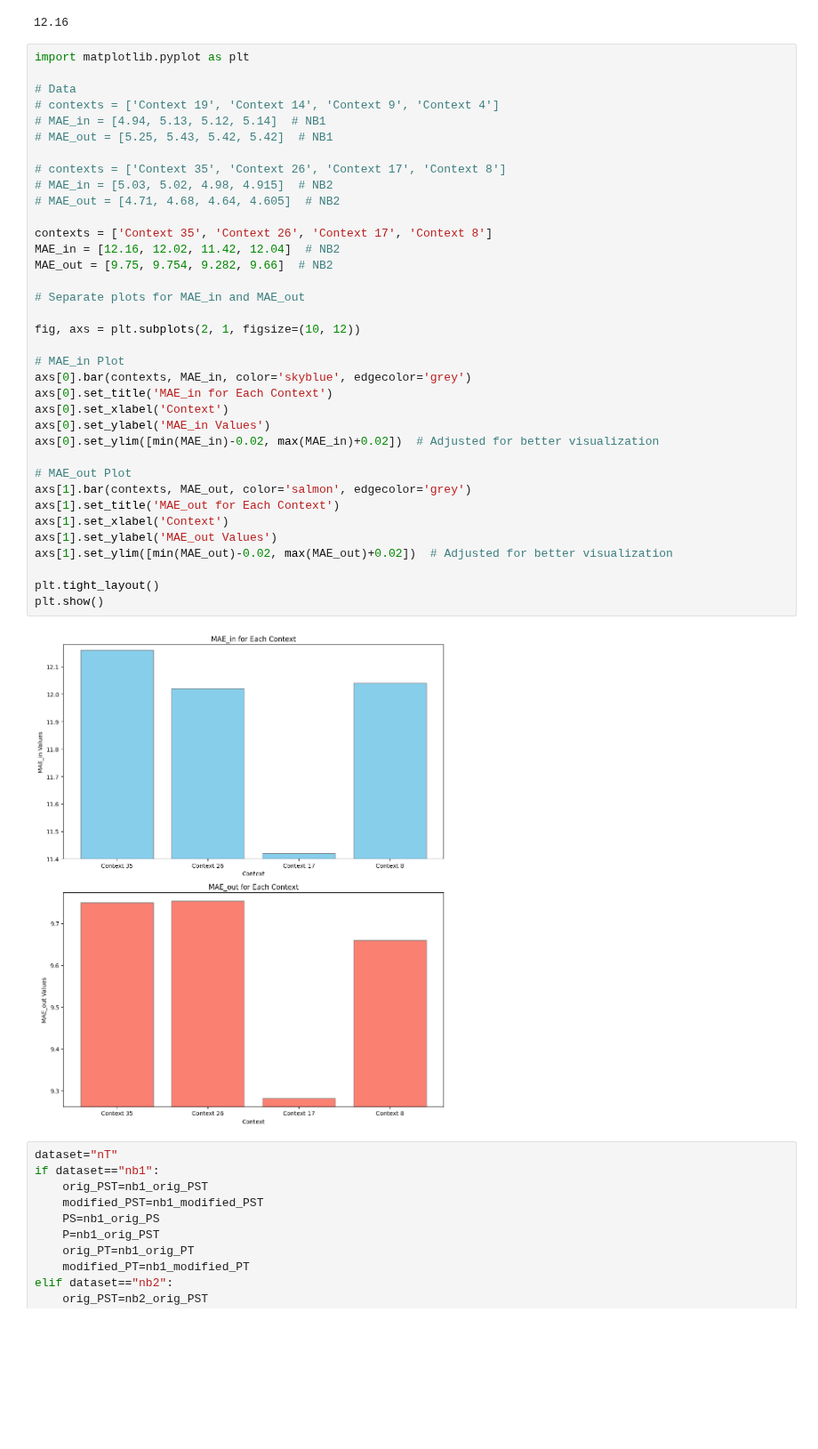
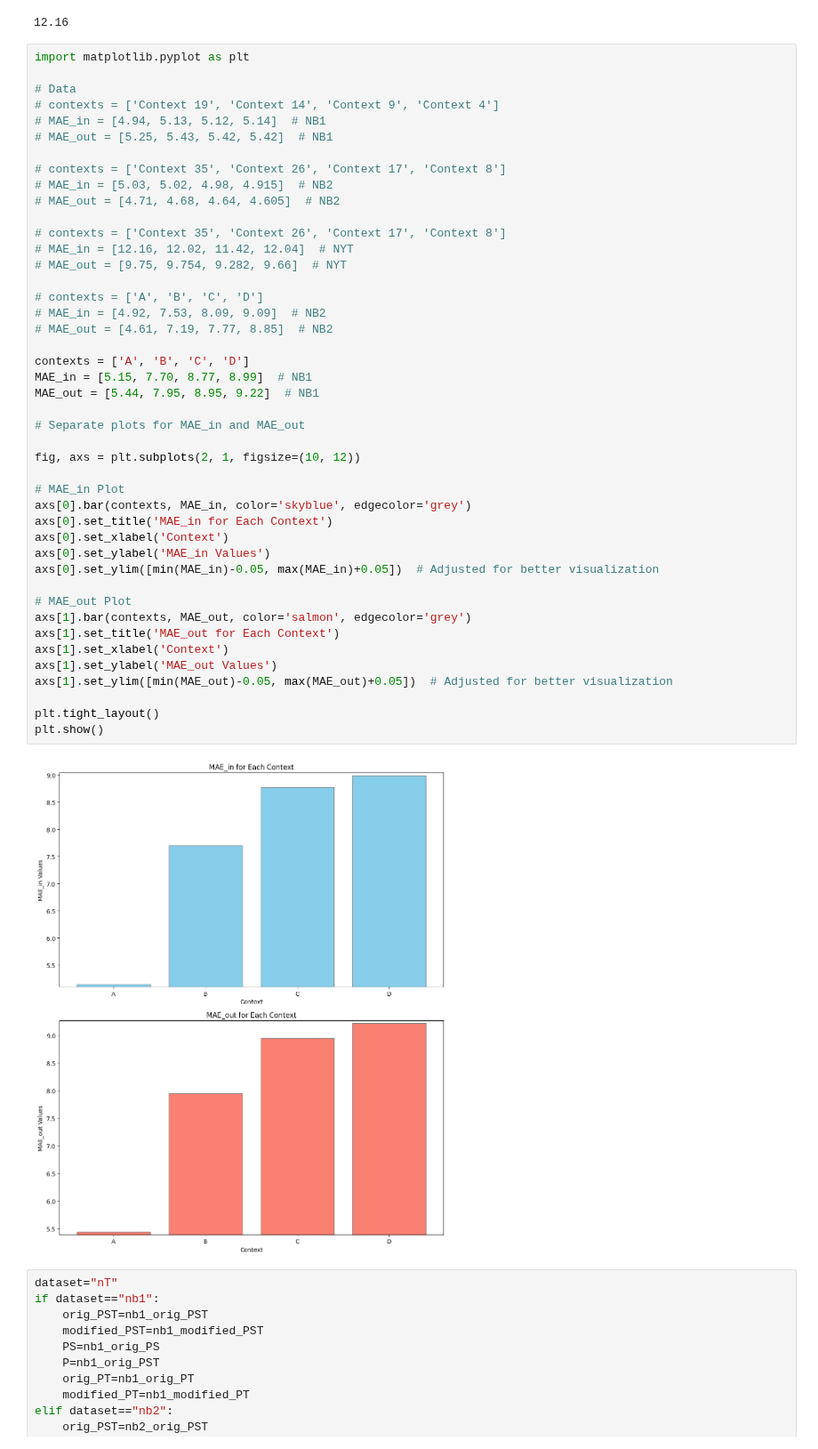
Before and after one commit to omerAJ/Hyb-STEX, a Jupyter notebook: plotting.ipynb, the cells around one changed output. Shown at 89% size. Saved outputs shown, nothing was run; the diff lists cells and outputs as text; blank space fills up the shorter version.

```diff
--- a/plotting.ipynb
+++ b/plotting.ipynb
@@ -35,39 +35,47 @@ import matplotlib.pyplot as plt
 
 # Data
 # contexts = ['Context 19', 'Context 14', 'Context 9', 'Context 4']
 # MAE_in = [4.94, 5.13, 5.12, 5.14]  # NB1
 # MAE_out = [5.25, 5.43, 5.42, 5.42]  # NB1
 
 # contexts = ['Context 35', 'Context 26', 'Context 17', 'Context 8']
 # MAE_in = [5.03, 5.02, 4.98, 4.915]  # NB2
 # MAE_out = [4.71, 4.68, 4.64, 4.605]  # NB2
 
-contexts = ['Context 35', 'Context 26', 'Context 17', 'Context 8']
-MAE_in = [12.16, 12.02, 11.42, 12.04]  # NB2
-MAE_out = [9.75, 9.754, 9.282, 9.66]  # NB2
+# contexts = ['Context 35', 'Context 26', 'Context 17', 'Context 8']
+# MAE_in = [12.16, 12.02, 11.42, 12.04]  # NYT
+# MAE_out = [9.75, 9.754, 9.282, 9.66]  # NYT
+
+# contexts = ['A', 'B', 'C', 'D']
+# MAE_in = [4.92, 7.53, 8.09, 9.09]  # NB2
+# MAE_out = [4.61, 7.19, 7.77, 8.85]  # NB2
+
+contexts = ['A', 'B', 'C', 'D']
+MAE_in = [5.15, 7.70, 8.77, 8.99]  # NB1
+MAE_out = [5.44, 7.95, 8.95, 9.22]  # NB1
 
 # Separate plots for MAE_in and MAE_out
 
 fig, axs = plt.subplots(2, 1, figsize=(10, 12))
 
 # MAE_in Plot
 axs[0].bar(contexts, MAE_in, color='skyblue', edgecolor='grey')
 axs[0].set_title('MAE_in for Each Context')
 axs[0].set_xlabel('Context')
 axs[0].set_ylabel('MAE_in Values')
-axs[0].set_ylim([min(MAE_in)-0.02, max(MAE_in)+0.02])  # Adjusted for better visualization
+axs[0].set_ylim([min(MAE_in)-0.05, max(MAE_in)+0.05])  # Adjusted for better visualization
 
 # MAE_out Plot
 axs[1].bar(contexts, MAE_out, color='salmon', edgecolor='grey')
 axs[1].set_title('MAE_out for Each Context')
 axs[1].set_xlabel('Context')
 axs[1].set_ylabel('MAE_out Values')
-axs[1].set_ylim([min(MAE_out)-0.02, max(MAE_out)+0.02])  # Adjusted for better visualization
+axs[1].set_ylim([min(MAE_out)-0.05, max(MAE_out)+0.05])  # Adjusted for better visualization
 
 plt.tight_layout()
 plt.show()
 # %% [output]
-[figure, old version]
+[figure, new version]
 # %%
 dataset="nT"
 if dataset=="nb1":
```
Also changed, not shown: 1 other file.
